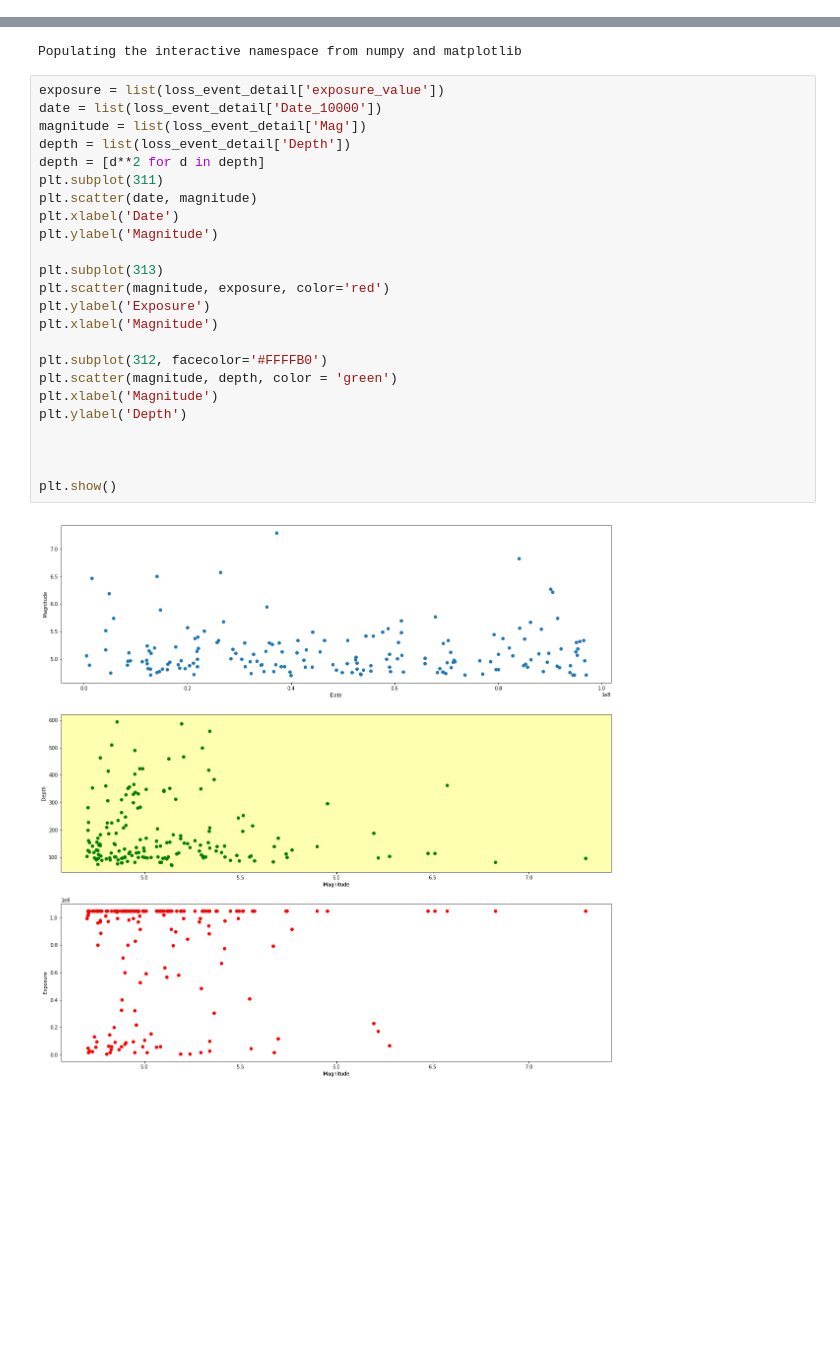
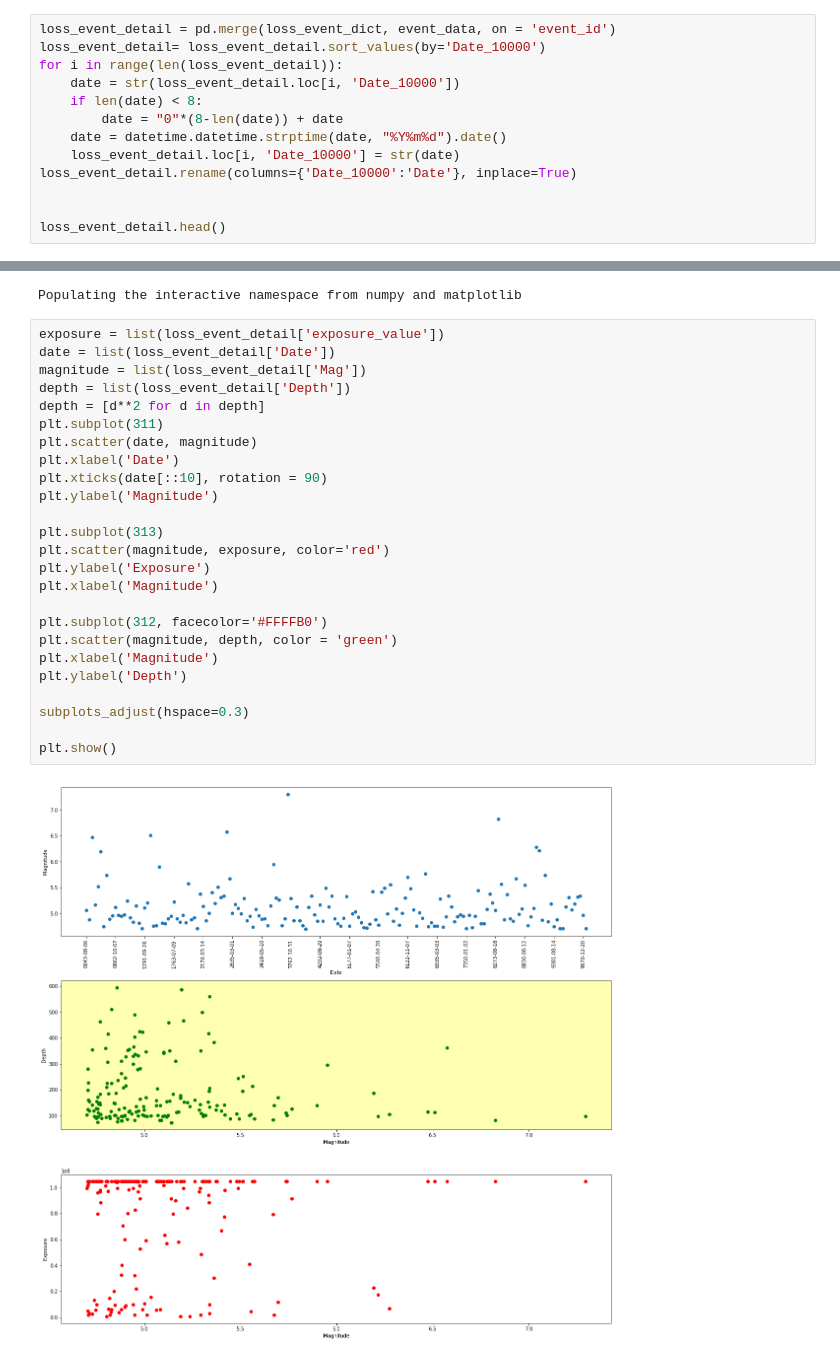
Before and after one commit to OasisLMF/ZurichWorkshop2018, a Jupyter notebook: excercise2.ipynb, the cells around one changed output, grey strips where cells are left out. Cells and saved outputs as stored; diff of their text form; blank space fills up the shorter version.

Commit message:
formatted dates

```diff
--- a/excercise2.ipynb
+++ b/excercise2.ipynb
@@ -517,0 +508,13 @@ loss_event_detail.head()
+# %%
+loss_event_detail = pd.merge(loss_event_dict, event_data, on = 'event_id')
+loss_event_detail= loss_event_detail.sort_values(by='Date_10000')
+for i in range(len(loss_event_detail)):
+    date = str(loss_event_detail.loc[i, 'Date_10000'])
+    if len(date) < 8:
+        date = "0"*(8-len(date)) + date
+    date = datetime.datetime.strptime(date, "%Y%m%d").date()
+    loss_event_detail.loc[i, 'Date_10000'] = str(date)
+loss_event_detail.rename(columns={'Date_10000':'Date'}, inplace=True)
+
+
+loss_event_detail.head()
@@ -522,27 +532,28 @@ pylab.rcParams['figure.figsize'] = (20, 20)
 Populating the interactive namespace from numpy and matplotlib
 # %%
 exposure = list(loss_event_detail['exposure_value'])
-date = list(loss_event_detail['Date_10000'])
+date = list(loss_event_detail['Date'])
 magnitude = list(loss_event_detail['Mag'])
 depth = list(loss_event_detail['Depth'])
 depth = [d**2 for d in depth]
 plt.subplot(311)
 plt.scatter(date, magnitude)
 plt.xlabel('Date')
+plt.xticks(date[::10], rotation = 90)
 plt.ylabel('Magnitude')
 
 plt.subplot(313)
 plt.scatter(magnitude, exposure, color='red')
 plt.ylabel('Exposure')
 plt.xlabel('Magnitude')
 
 plt.subplot(312, facecolor='#FFFFB0')
 plt.scatter(magnitude, depth, color = 'green')
 plt.xlabel('Magnitude')
 plt.ylabel('Depth')
 
-
+subplots_adjust(hspace=0.3)
 
 plt.show()
 # %% [output]
-[figure, old version]
+[figure, new version]
```
Also changed, not shown: parts of 4 cells of this notebook.
